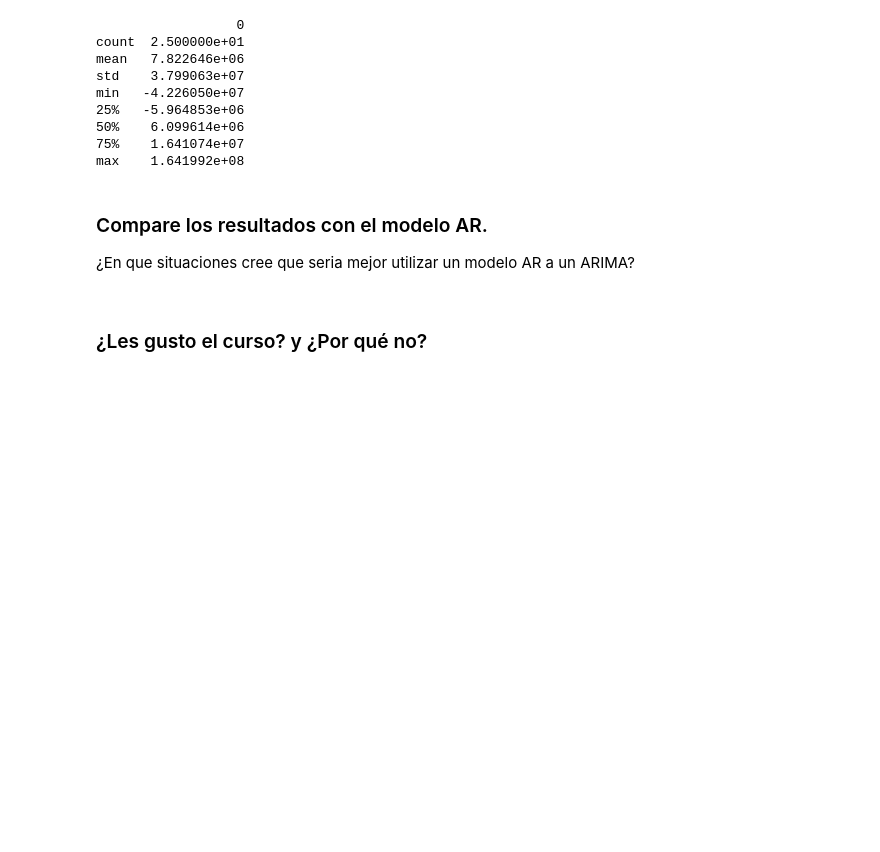
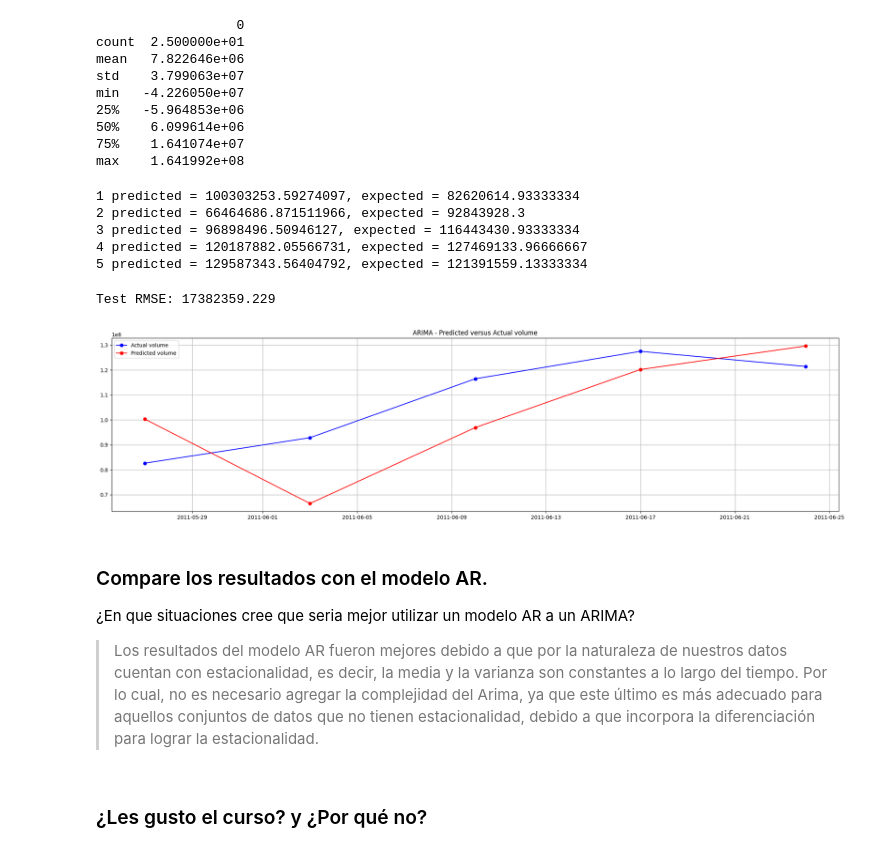
Before and after one commit to javiersanpan/dwj, a Jupyter notebook: dowjones_act3.ipynb, the cells around one changed output. Saved outputs shown, nothing was run; the diff lists cells and outputs as text; code cells hidden in the pictures; blank space fills up the shorter version.

Commit message:
ARIMA completed with graph an conclution

```diff
--- a/dowjones_act3.ipynb
+++ b/dowjones_act3.ipynb
@@ -518,10 +491,62 @@ min   -4.226050e+07
 50%    6.099614e+06
 75%    1.641074e+07
 max    1.641992e+08
+# %%
+# Split into train and test sets
+X = series.values
+
+size = int(len(X) * 0.8)
+train, test = X[0:size], X[size:len (X)]
+
+# split indexes into train and test sets
+ind_train, ind_test = mean_data.index[0:size], mean_data.index[size:len(X)]
+# %%
+history = list(train)
+predictions = list()
+
+# walk-forward validation
+for t in range(len(test)):
+    model = ARIMA(history, order = (8, 2, 2))
+    model_fit = model.fit()
+
+    y_hat = model_fit.forecast()[0]
+    predictions.append(y_hat)
+
+    y_real = test[t]
+    history.append(y_real)
+
+    print (f"{t+1} predicted = {y_hat}, expected = {y_real}")
+# %% [output]
+1 predicted = 100303253.59274097, expected = 82620614.93333334
+2 predicted = 66464686.871511966, expected = 92843928.3
+3 predicted = 96898496.50946127, expected = 116443430.93333334
+4 predicted = 120187882.05566731, expected = 127469133.96666667
+5 predicted = 129587343.56404792, expected = 121391559.13333334
+# %%
+from math import sqrt
+from sklearn.metrics import mean_squared_error
+
+# Evaluate forecasts
+rmse = sqrt(mean_squared_error(test, predictions))
+print('Test RMSE: %.3f' % rmse)
+# %% [output]
+Test RMSE: 17382359.229
+# %%
+#Mlot the predicted counts versus the actual counts for the test data.
+fig = plt.figure(figsize= (25,6))
+
+actual, = plt.plot(ind_test, test, 'bo-', label='Actual volume')
+predicted, = plt.plot(ind_test, predictions, 'ro-', label='Predicted volume')
+plt.title('ARIMA - Predicted versus Actual volume')
+plt.legend(handles=[actual, predicted])
+plt.grid()
+plt.show()
+# %% [output]
+[figure, added]
 # %% [markdown]
 ### Compare los resultados con el modelo AR.
 ¿En que situaciones cree que seria mejor utilizar un modelo AR a un ARIMA?
->
+> Los resultados del modelo AR fueron mejores debido a que por la naturaleza de nuestros datos cuentan con estacionalidad, es decir, la media y la varianza son constantes a lo largo del tiempo. Por lo cual, no es necesario agregar la complejidad del Arima, ya que este último es más adecuado para aquellos conjuntos de datos que no tienen estacionalidad, debido a que incorpora la diferenciación para lograr la estacionalidad.
 # %% [markdown]
 ### ¿Les gusto el curso? y ¿Por qué no?
 # %% [markdown]
```
Also changed, not shown: parts of 5 cells of this notebook.
